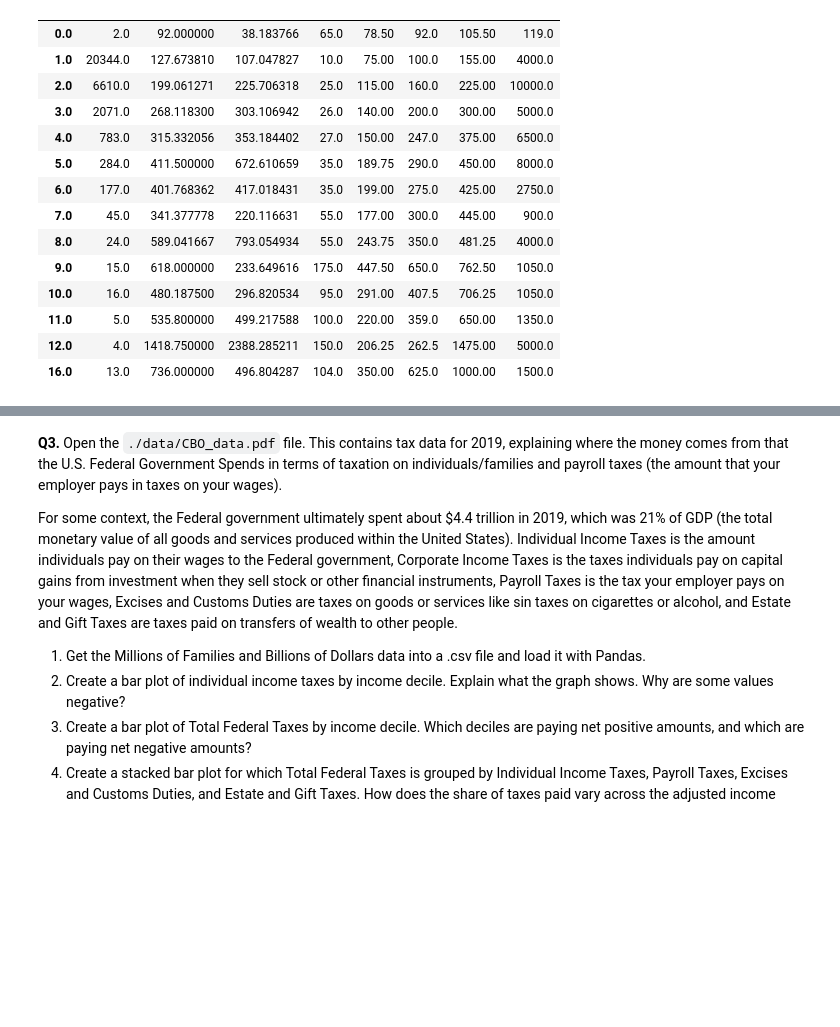
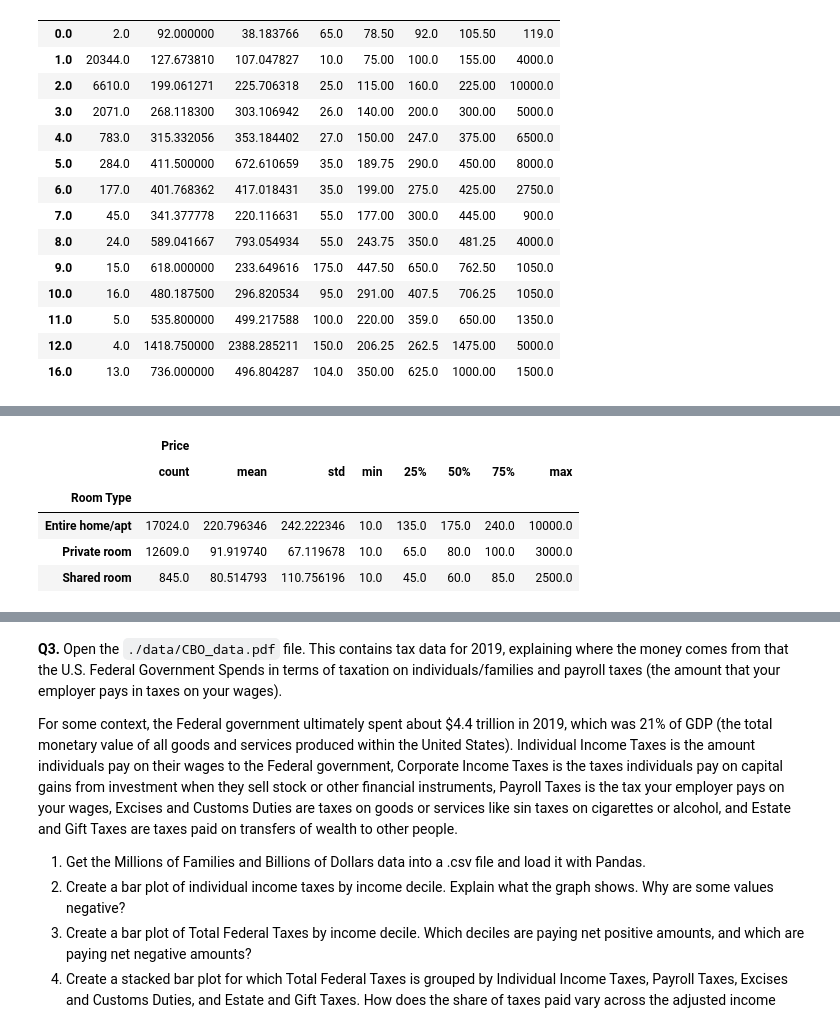
Before and after one commit to ElliotRoosevelt/visualization, a Jupyter notebook: assignment/assignment.ipynb, the cells around one changed output, grey strips where cells are left out. Saved outputs shown, nothing was run; the diff lists cells and outputs as text; code cells hidden in the pictures; blank space fills up the shorter version.

```diff
--- a/assignment/assignment.ipynb
+++ b/assignment/assignment.ipynb
@@ -216,0 +233,11 @@ air.loc[:,['Beds','Price']].groupby('Beds').describe()
+# %%
+var = 'Price'
+group = 'Room Type'
+air.loc[:,[group,var]].groupby(group).describe()
+# %% [output]
+|  | Price |  |  |  |  |  |  |  |
+|  | count | mean | std | min | 25% | 50% | 75% | max |
+| Room Type |  |  |  |  |  |  |  |  |
+| Entire home/apt | 17024.0 | 220.796346 | 242.222346 | 10.0 | 135.0 | 175.0 | 240.0 | 10000.0 |
+| Private room | 12609.0 | 91.919740 | 67.119678 | 10.0 | 65.0 | 80.0 | 100.0 | 3000.0 |
+| Shared room | 845.0 | 80.514793 | 110.756196 | 10.0 | 45.0 | 60.0 | 85.0 | 2500.0 |
```
Also changed, not shown: parts of 6 cells of this notebook.
